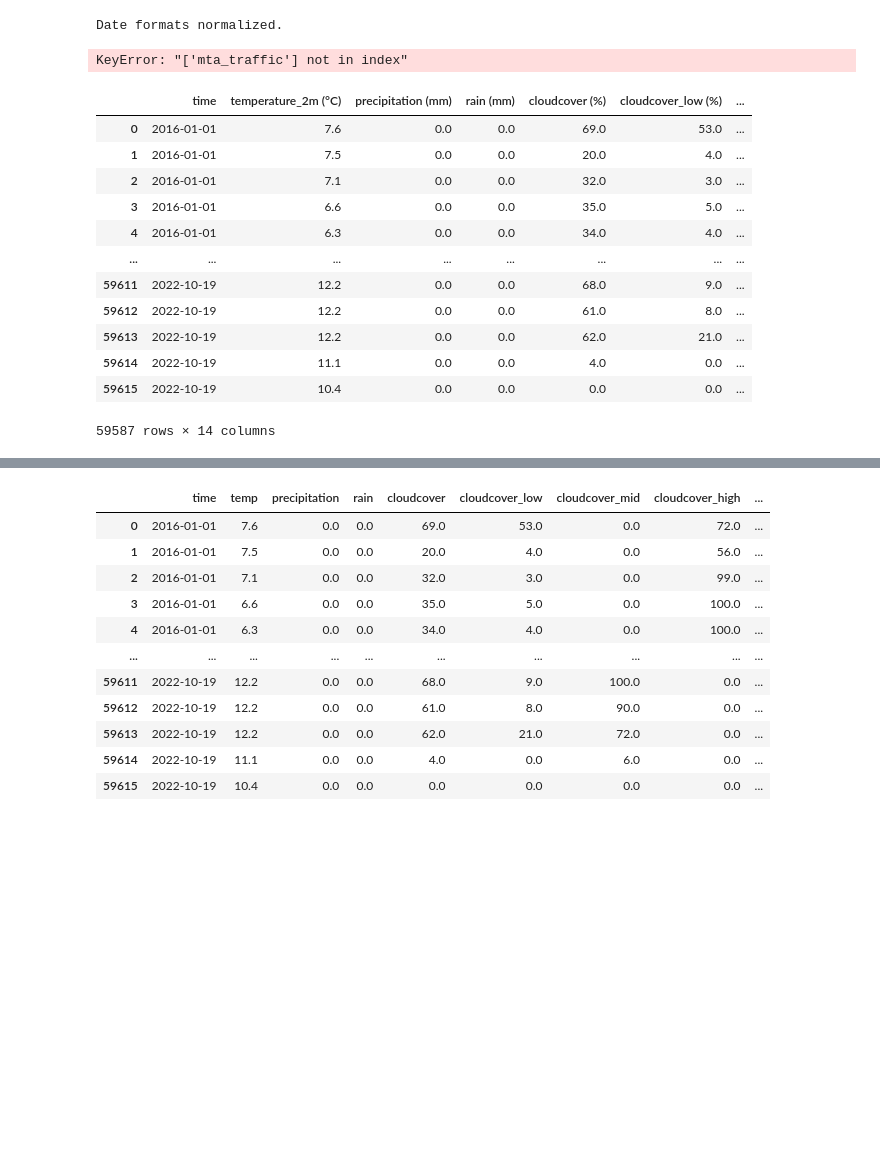
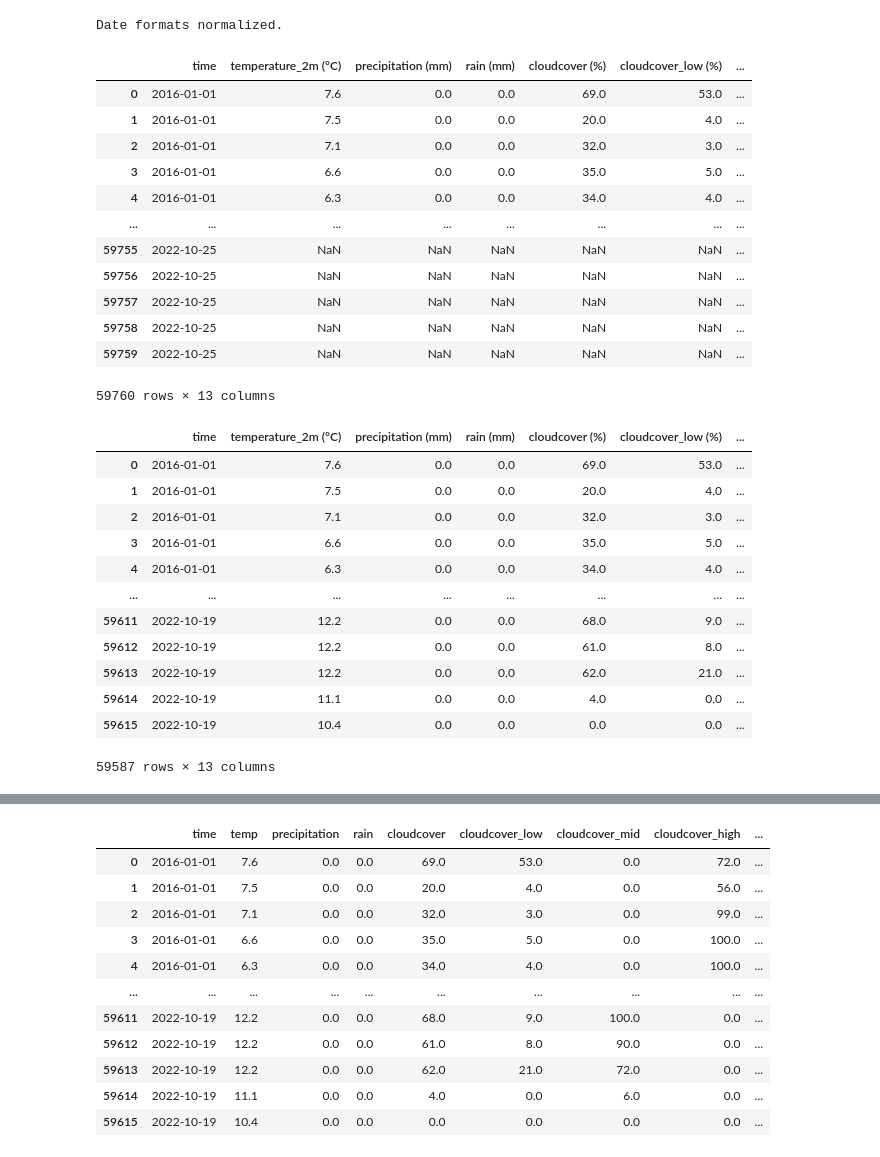
Before and after one commit to roxywilcox/flooding, a Jupyter notebook: notebook.ipynb, the cells around one changed output, grey strips where cells are left out. Cells and saved outputs as stored; diff of their text form; code cells hidden in the pictures; blank space fills up the shorter version.

```diff
--- a/notebook.ipynb
+++ b/notebook.ipynb
@@ -103,34 +103,46 @@ Date formats normalized.
 # %%
 # Merge the datasets on the date columns
 merged_df = weather_df.copy()
 merged_df["flooding"] = merged_df["time"].map(
     street_flooding_df["Created Date"].value_counts()
 )
 merged_df["bus_breakdowns"] = merged_df["time"].map(
     bus_breakdowns_df["Occurred_On"].value_counts()
 )
 merged_df["motor_vehicle_collisions"] = merged_df["time"].map(
     motor_vehicle_collisions_df["CRASH DATE"].value_counts()
 )
 
 
 # Fill NaN values with 0
-merged_df[["flooding", "bus_breakdowns", "motor_vehicle_collisions", "mta_traffic"]] = (
+merged_df[["flooding", "bus_breakdowns", "motor_vehicle_collisions"]] = (
     merged_df[
-        ["flooding", "bus_breakdowns", "motor_vehicle_collisions", "mta_traffic"]
+        ["flooding", "bus_breakdowns", "motor_vehicle_collisions"]
     ].fillna(0)
 )
 
 # Convert the counts to integers
-merged_df[["flooding", "bus_breakdowns", "motor_vehicle_collisions", "mta_traffic"]] = (
+merged_df[["flooding", "bus_breakdowns", "motor_vehicle_collisions"]] = (
     merged_df[
-        ["flooding", "bus_breakdowns", "motor_vehicle_collisions", "mta_traffic"]
+        ["flooding", "bus_breakdowns", "motor_vehicle_collisions"]
     ].astype(int)
 )
 
 merged_df
 # %% [output]
+|  | time | temperature_2m (°C) | precipitation (mm) | rain (mm) | cloudcover (%) | cloudcover_low (%) | ... |
+| 0 | 2016-01-01 | 7.6 | 0.0 | 0.0 | 69.0 | 53.0 | ... |
+| 1 | 2016-01-01 | 7.5 | 0.0 | 0.0 | 20.0 | 4.0 | ... |
+| 2 | 2016-01-01 | 7.1 | 0.0 | 0.0 | 32.0 | 3.0 | ... |
+| 3 | 2016-01-01 | 6.6 | 0.0 | 0.0 | 35.0 | 5.0 | ... |
+| 4 | 2016-01-01 | 6.3 | 0.0 | 0.0 | 34.0 | 4.0 | ... |
+| ... | ... | ... | ... | ... | ... | ... | ... |
+| 59755 | 2022-10-25 | NaN | NaN | NaN | NaN | NaN | ... |
+| 59756 | 2022-10-25 | NaN | NaN | NaN | NaN | NaN | ... |
+| 59757 | 2022-10-25 | NaN | NaN | NaN | NaN | NaN | ... |
+| 59758 | 2022-10-25 | NaN | NaN | NaN | NaN | NaN | ... |
+| 59759 | 2022-10-25 | NaN | NaN | NaN | NaN | NaN | ... |
-KeyError: "['mta_traffic'] not in index"
+59760 rows × 13 columns
 # %%
 
 # drop na
@@ -150,6 +162,6 @@ merged_df
 | 59613 | 2022-10-19 | 12.2 | 0.0 | 0.0 | 62.0 | 21.0 | ... |
 | 59614 | 2022-10-19 | 11.1 | 0.0 | 0.0 | 4.0 | 0.0 | ... |
 | 59615 | 2022-10-19 | 10.4 | 0.0 | 0.0 | 0.0 | 0.0 | ... |
-59587 rows × 14 columns
+59587 rows × 13 columns
 # %%
 # Calculate the 75th percentile for each column
```
Also changed, not shown: parts of 1 cell of this notebook.
